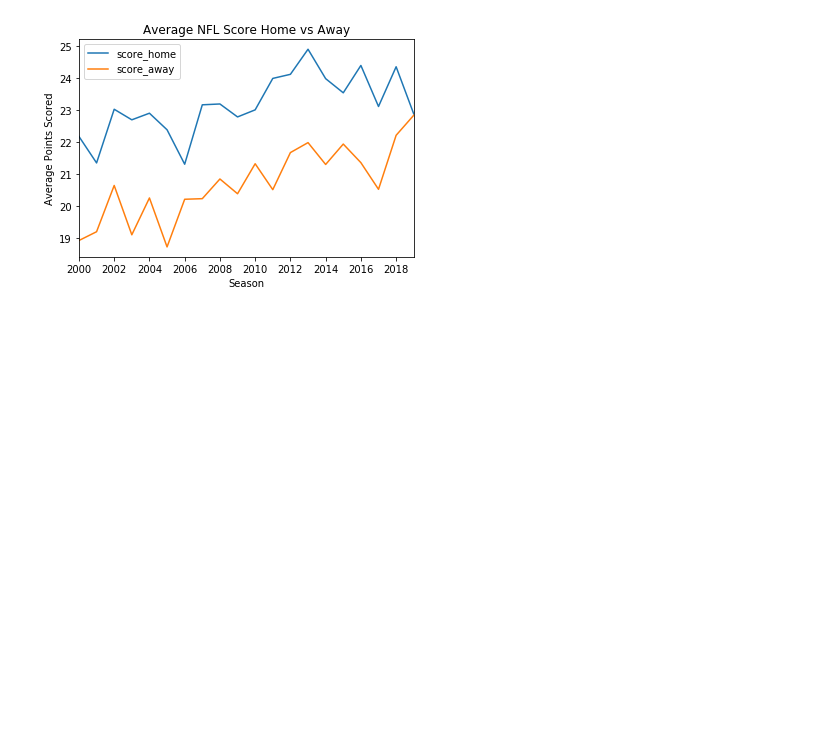
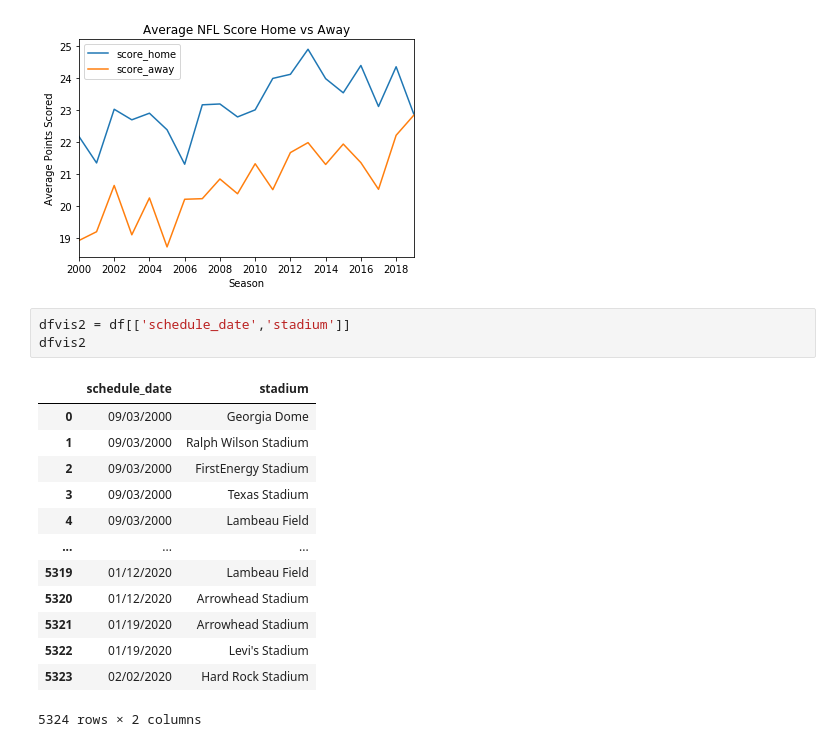
Before and after one commit to glandsly/sports-betting-analysis, a Jupyter notebook: Visualizations.ipynb, the cells around one changed output. Cells and saved outputs as stored; diff of their text form; blank space fills up the shorter version.

```diff
--- a/Visualizations.ipynb
+++ b/Visualizations.ipynb
@@ -76,3 +76,20 @@ plt.xticks(np.arange(2000, 2020, 2.0))
 plt.savefig('Viz_img/Home_vs_Away_Points.png')
 # %% [output]
 [figure]
+# %%
+dfvis2 = df[['schedule_date','stadium']]
+dfvis2
+# %% [output]
+|  | schedule_date | stadium |
+| 0 | 09/03/2000 | Georgia Dome |
+| 1 | 09/03/2000 | Ralph Wilson Stadium |
+| 2 | 09/03/2000 | FirstEnergy Stadium |
+| 3 | 09/03/2000 | Texas Stadium |
+| 4 | 09/03/2000 | Lambeau Field |
+| ... | ... | ... |
+| 5319 | 01/12/2020 | Lambeau Field |
+| 5320 | 01/12/2020 | Arrowhead Stadium |
+| 5321 | 01/19/2020 | Arrowhead Stadium |
+| 5322 | 01/19/2020 | Levi's Stadium |
+| 5323 | 02/02/2020 | Hard Rock Stadium |
+5324 rows × 2 columns
```
Also changed, not shown: parts of 2 cells of this notebook, 1 other file.
